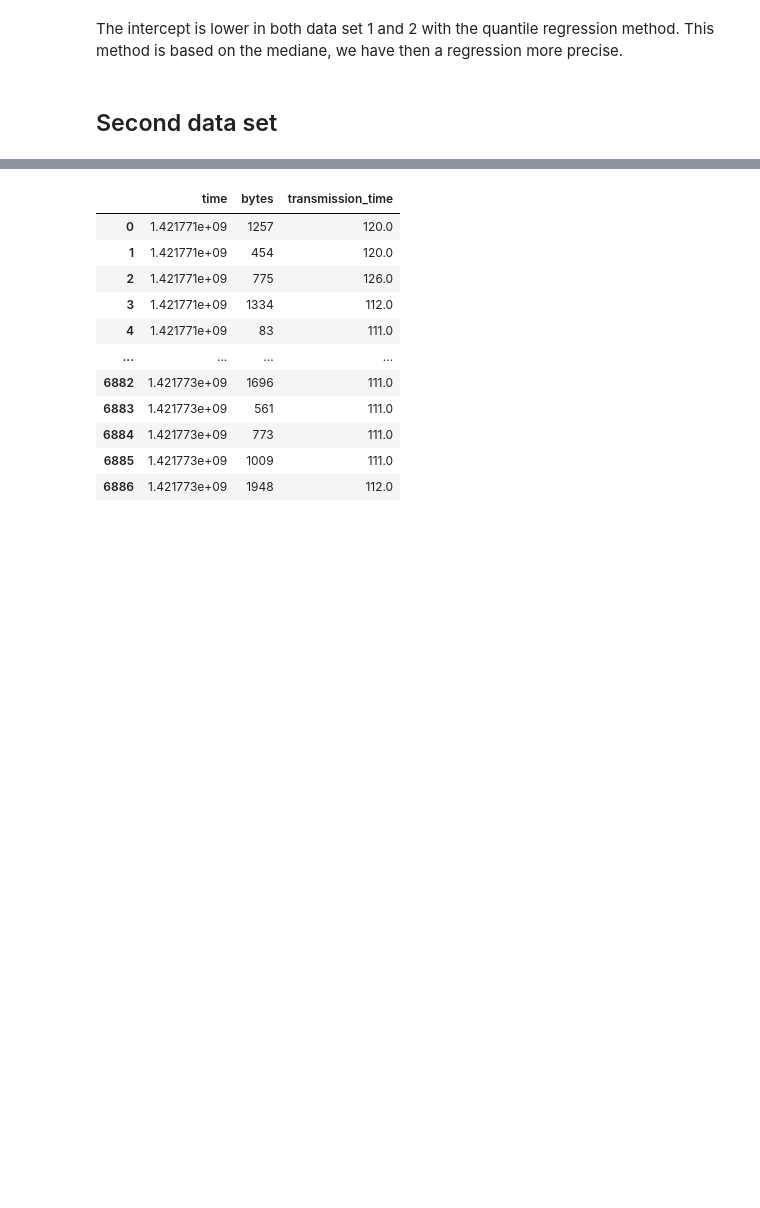
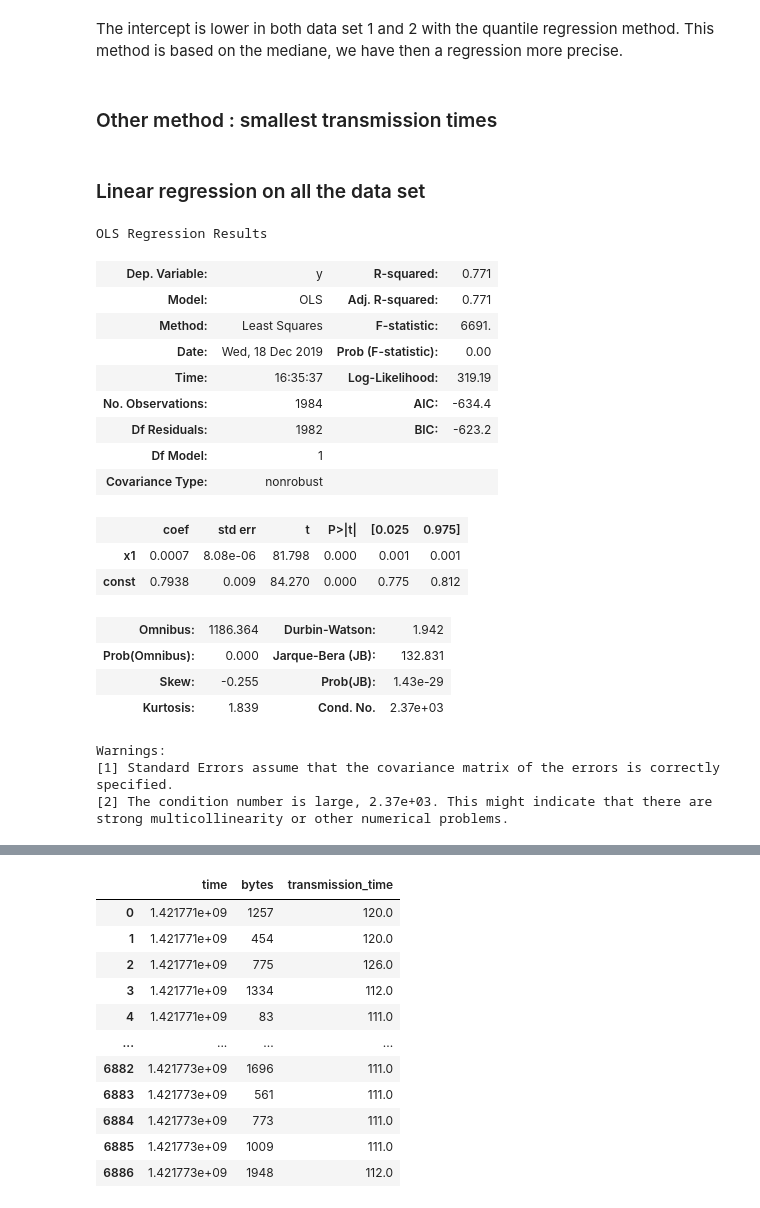
Before and after one commit to MarieBadaroux/Recherche_Reproductible, a Jupyter notebook: Recherche_reproductible_ping.ipynb, the cells around one changed output, grey strips where cells are left out. Saved outputs shown, nothing was run; the diff lists cells and outputs as text; code cells hidden in the pictures; blank space fills up the shorter version.

```diff
--- a/Recherche_reproductible_ping.ipynb
+++ b/Recherche_reproductible_ping.ipynb
@@ -309,3 +294,5 @@ plt.plot(data_2['bytes'], y2_quantile, color='red')
 [figure]
 # %% [markdown]
 The intercept is lower in both data set 1 and 2 with the quantile regression method. This method is based on the mediane, we have then a regression more precise.
+# %% [markdown]
+### Other method : smallest transmission times
@@ -312,2 +314,31 @@ The intercept is lower in both data set 1 and 2 with the quantile regression met
 # %% [markdown]
-## Second data set
+### Linear regression on all the data set
+# %%
+X_reg = x_bytes
+X_reg = np.vander(X_reg, 2)
+y_reg = y_min_time
+model_reg = sm.OLS(y_reg, X_reg)
+results_reg = model_reg.fit()
+results_reg.summary()
+# %% [output]
+OLS Regression Results
+| Dep. Variable: | y | R-squared: | 0.771 |
+| Model: | OLS | Adj. R-squared: | 0.771 |
+| Method: | Least Squares | F-statistic: | 6691. |
+| Date: | Wed, 18 Dec 2019 | Prob (F-statistic): | 0.00 |
+| Time: | 16:35:37 | Log-Likelihood: | 319.19 |
+| No. Observations: | 1984 | AIC: | -634.4 |
+| Df Residuals: | 1982 | BIC: | -623.2 |
+| Df Model: | 1 |  |  |
+| Covariance Type: | nonrobust |  |  |
+|  | coef | std err | t | P>|t| | [0.025 | 0.975] |
+| x1 | 0.0007 | 8.08e-06 | 81.798 | 0.000 | 0.001 | 0.001 |
+| const | 0.7938 | 0.009 | 84.270 | 0.000 | 0.775 | 0.812 |
+| Omnibus: | 1186.364 | Durbin-Watson: | 1.942 |
+| Prob(Omnibus): | 0.000 | Jarque-Bera (JB): | 132.831 |
+| Skew: | -0.255 | Prob(JB): | 1.43e-29 |
+| Kurtosis: | 1.839 | Cond. No. | 2.37e+03 |
+Warnings:
+[1] Standard Errors assume that the covariance matrix of the errors is correctly specified.
+[2] The condition number is large, 2.37e+03. This might indicate that there are
+strong multicollinearity or other numerical problems.
```
Also changed, not shown: parts of 30 cells of this notebook.
